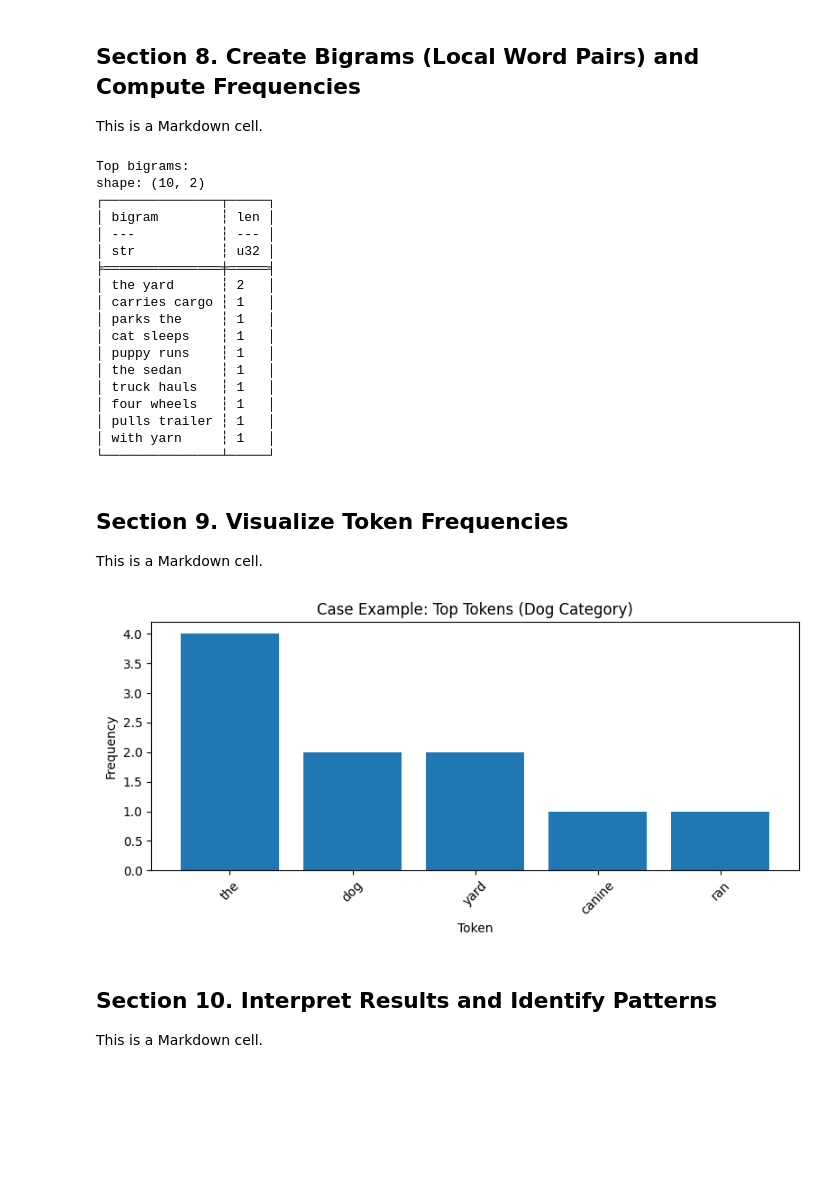
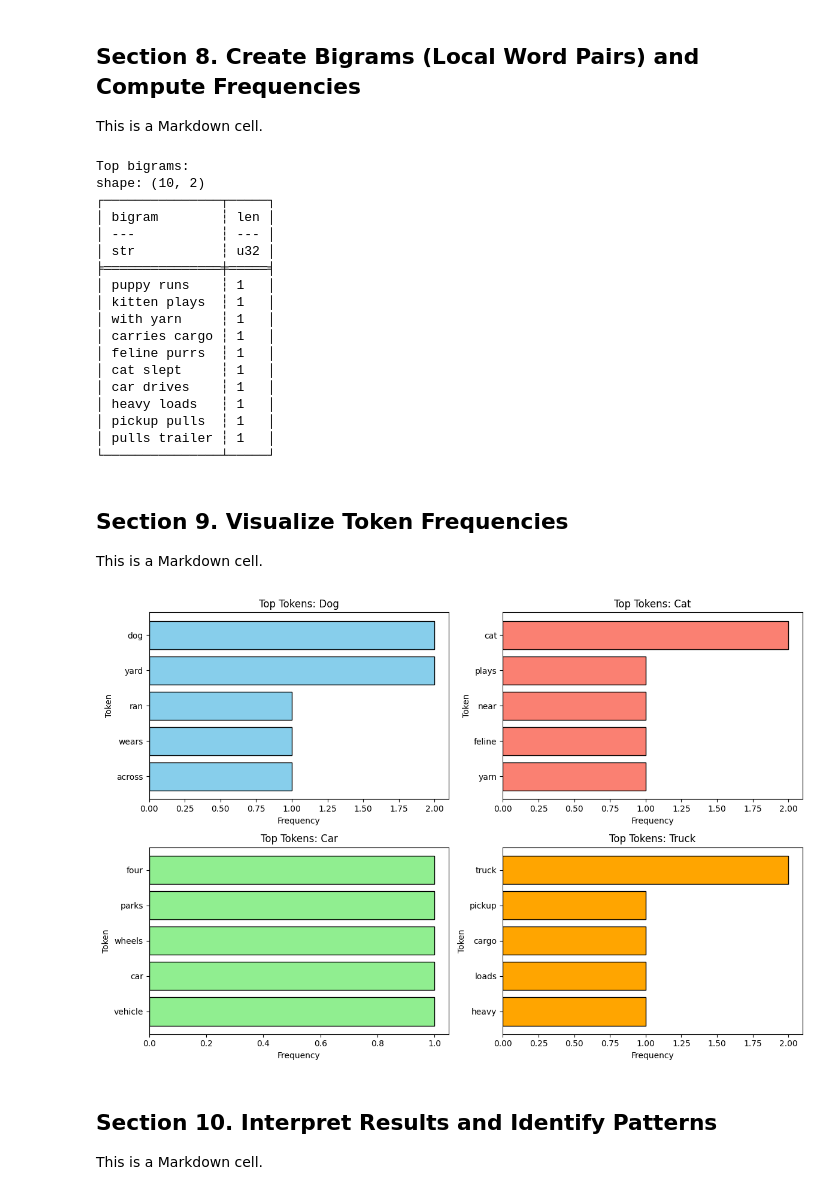
Before and after one commit to abeaderstadt/nlp-03-text-exploration, a Jupyter notebook: notebooks/nlp_corpus_explore_beaderstadt.ipynb, the cells around one changed output. Cells and saved outputs as stored; diff of their text form; code cells hidden in the pictures; blank space fills up the shorter version.

```diff
--- a/notebooks/nlp_corpus_explore_beaderstadt.ipynb
+++ b/notebooks/nlp_corpus_explore_beaderstadt.ipynb
@@ -144,12 +144,17 @@ This is a Markdown cell.
 # Tokenization splits text into word-like units.
 
 # Define a function to tokenize text by lowercasing, splitting on whitespace,
-# and stripping common punctuation. We also filter out very short tokens (length <= 2).
+# and stripping common punctuation. We also filter out very short tokens (length <= 2) and stopwords.
 # This simple tokenizer is sufficient for our small, controlled corpus.
 # Use the string strip() method to remove punctuation from the beginning and end of each token.
+stopwords = {"the", "a", "in", "on"}
+
+
 def tokenize(text: str) -> list[str]:
     tokens = text.lower().split()
-    return [t.strip(".,:;!?()[]\"'") for t in tokens if len(t) > 2]
+    return [
+        t.strip(".,:;!?()[]\"'") for t in tokens if len(t) > 2 and t not in stopwords
+    ]
 
 
 # Define a new empty list to hold the token records we will create.
@@ -313,7 +318,7 @@ This is a Markdown cell.
 #   - up to 2 tokens before the target token
 #   - up to 2 tokens after the target token
 # The target token itself is not included in its context list.
-WINDOW_SIZE: int = 2
+WINDOW_SIZE: int = 3
 
 # Define a new empty dictionary to store the co-occurrence information.
 # The keys will be target tokens,
@@ -395,52 +400,50 @@ shape: (10, 2)
 │ ---           ┆ --- │
 │ str           ┆ u32 │
 ╞═══════════════╪═════╡
-│ the yard      ┆ 2   │
+│ puppy runs    ┆ 1   │
+│ kitten plays  ┆ 1   │
+│ with yarn     ┆ 1   │
 │ carries cargo ┆ 1   │
-│ parks the     ┆ 1   │
-│ cat sleeps    ┆ 1   │
-│ puppy runs    ┆ 1   │
-│ the sedan     ┆ 1   │
-│ truck hauls   ┆ 1   │
-│ four wheels   ┆ 1   │
+│ feline purrs  ┆ 1   │
+│ cat slept     ┆ 1   │
+│ car drives    ┆ 1   │
+│ heavy loads   ┆ 1   │
+│ pickup pulls  ┆ 1   │
 │ pulls trailer ┆ 1   │
-│ with yarn     ┆ 1   │
 └───────────────┴─────┘
 # %% [markdown]
 ## Section 9. Visualize Token Frequencies
 
 This is a Markdown cell.
 # %%
-# Section 9 Python cell
+# List of categories and colors for each
+categories = ["dog", "cat", "car", "truck"]
+colors = ["skyblue", "salmon", "lightgreen", "orange"]
 
-# Define a new DataFrame that filters the category frequency DataFrame
-# to get the top 5 tokens for the "dog" category.
-dog_df = category_freq_df.filter(pl.col("category") == "dog").head(5)
+# Create a 2x2 subplot grid
+fig, axes = plt.subplots(2, 2, figsize=(12, 8))
+axes = axes.flatten()  # Flatten to easily index subplots
 
-# Create a figure that is 8 inches wide and 4 inches tall
-plt.figure(figsize=(8, 4))
+for i, category in enumerate(categories):
+    # Filter top 5 tokens for this category
+    top_df = category_freq_df.filter(pl.col("category") == category).head(5)
 
-# Add a bar chart to the figure using the tokens as the x-axis and their frequencies as the y-axis.
-plt.bar(dog_df["token"], dog_df["len"])
+    # Horizontal bar chart with category-specific color
+    axes[i].barh(top_df["token"], top_df["len"], color=colors[i], edgecolor="black")
 
-# Define the x-axis tick parameters to rotate the labels by 45 degrees for better readability.
-# The gca() function gets the current axes of the plot, and tick_params() is used to set the rotation of the x-axis labels.
-ax = plt.gca()
-ax.tick_params(axis="x", labelrotation=45)
+    # Invert y-axis so highest frequency is on top
+    axes[i].invert_yaxis()
 
-# Set the title and labels for the axes of the plot.
-plt.title("Case Example: Top Tokens (Dog Category)")
-plt.xlabel("Token")
-plt.ylabel("Frequency")
+    # Set titles and labels
+    axes[i].set_title(f"Top Tokens: {category.capitalize()}")
+    axes[i].set_xlabel("Frequency")
+    axes[i].set_ylabel("Token")
 
-# Adjust the layout of the plot to prevent overlap and ensure everything fits well.
+# Adjust layout so subplots don't overlap
 plt.tight_layout()
-
-# Display the plot on the screen.
-# The execution of the script will pause until the plot window is closed.
 plt.show()
 # %% [output]
-[figure, old version]
+[figure, new version]
 # %% [markdown]
 ## Section 10. Interpret Results and Identify Patterns
 
```
Also changed, not shown: parts of 7 cells of this notebook, 2 other files.
